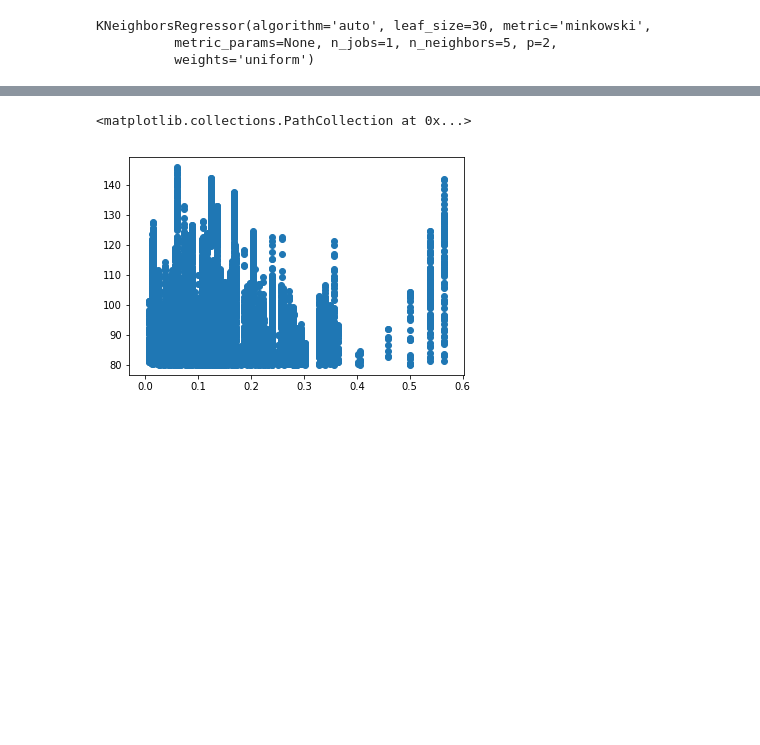
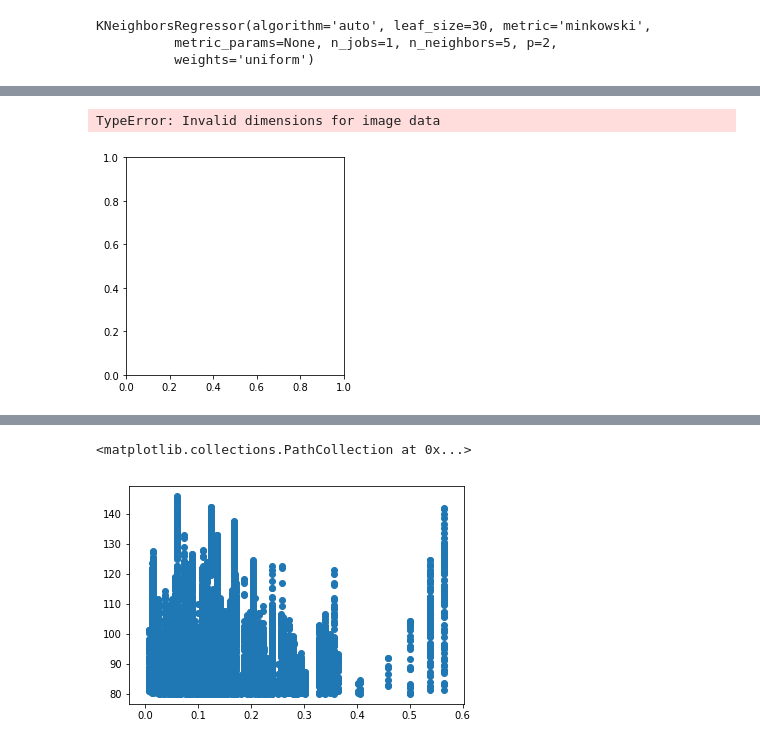
Before and after one commit to LSDtopotools/lsdfailtools, a Jupyter notebook: python_foresee/machine_learning/machine_learning_ground_motion.ipynb, the cells around one changed output, grey strips where cells are left out. Saved outputs shown, nothing was run; the diff lists cells and outputs as text; code cells hidden in the pictures; blank space fills up the shorter version.

```diff
--- a/python_foresee/machine_learning/machine_learning_ground_motion.ipynb
+++ b/python_foresee/machine_learning/machine_learning_ground_motion.ipynb
@@ -332,3 +520,8 @@ result_with_rain_new.head()
+# %%
+plt.imshow(pred_result_with_rain_px_source['pred_ground_motion'])
+# %% [output]
+TypeError: Invalid dimensions for image data
+[figure, added]
 # %%
 # get time passed dataframe
 df = pd.DataFrame(index=result_with_rain.index.values, columns=['time since'])
```
Also changed, not shown: parts of 51 cells of this notebook.
